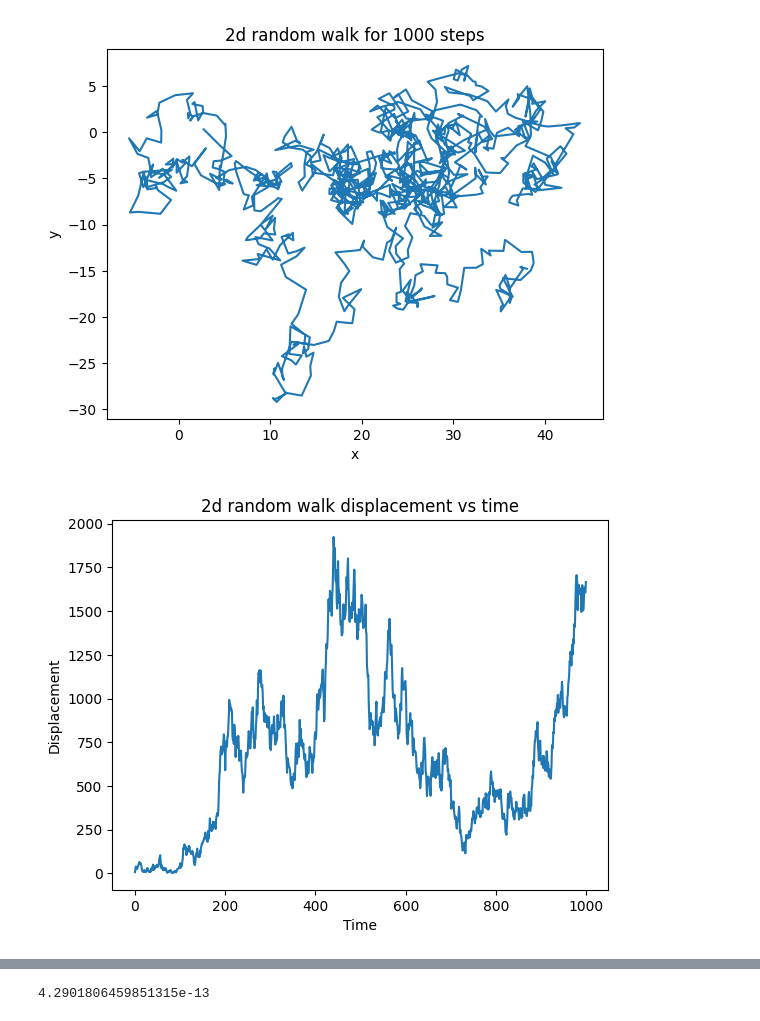
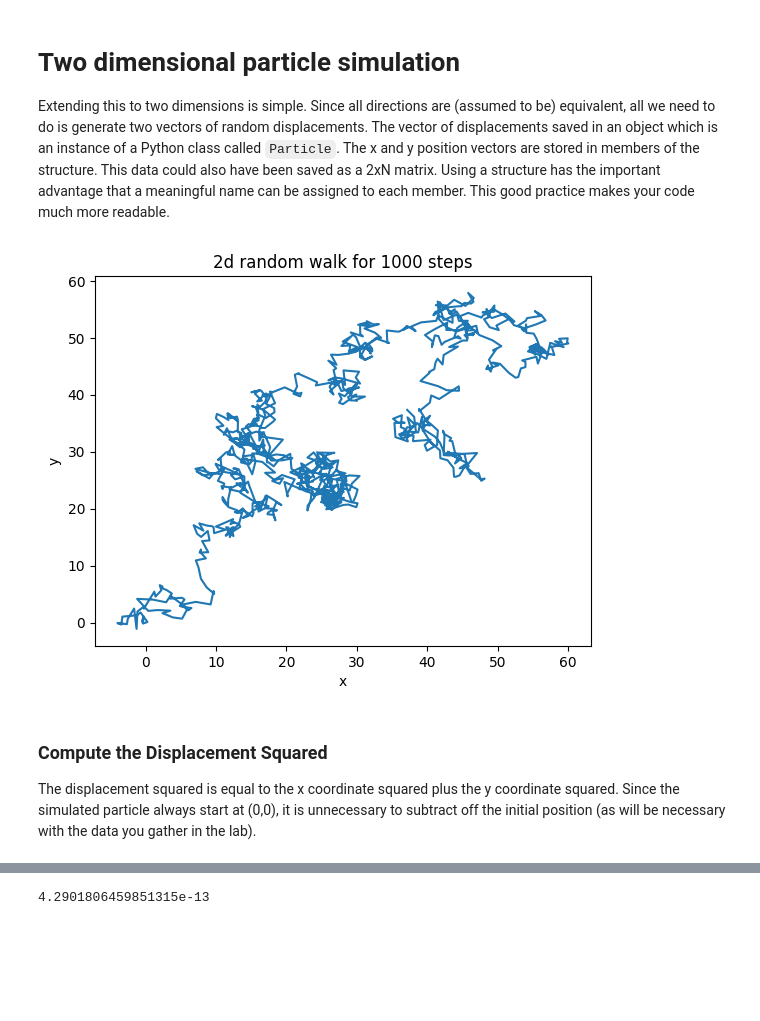
Before and after one commit to berkeley-physics111b/BMC, a Jupyter notebook: brownian_simulation.ipynb, the cells around one changed output, grey strips where cells are left out. Saved outputs shown, nothing was run; the diff lists cells and outputs as text; code cells hidden in the pictures; blank space fills up the shorter version.

Commit message:
finished updating simulation matlab thing on website to jupyter notebook students will copy and play with

```diff
--- a/brownian_simulation.ipynb
+++ b/brownian_simulation.ipynb
@@ -29,31 +53,32 @@ plt.show()
+# %% [markdown]
+# Two dimensional particle simulation
+
+Extending this to two dimensions is simple. Since all directions are (assumed to be) equivalent, all we need to do is generate two vectors of random displacements. The vector of displacements saved in an object which is an instance of a Python class called `Particle`. The x and y position vectors are stored in members of the structure. This data could also have been saved as a 2xN matrix. Using a structure has the important advantage that a meaningful name can be assigned to each member. This good practice makes your code much more readable.
 # %%
 class Particle():
     def __init__(self, N, k=1, xoff=0, yoff=0):
         self.N = N
         self.dx = k*np.random.randn(N) + k*xoff
         self.dy = k*np.random.randn(N) + k*yoff
-        self.x = np.cumsum(np.random.randn(N))
-        self.y = np.cumsum(np.random.randn(N))
+        self.x = np.cumsum(self.dx)
+        self.y = np.cumsum(self.dy)
         self.dr_squared = self.dx**2 + self.dy**2
         self.displacement_squared = self.x **2 + self.y **2
 
     def D_calc(self, dimensions, tau):
         self.D = np.mean(self.dr_squared) / ( 2 * dimensions * tau )
         self.standard_error = np.std(self.dr_squared) / ( 2 * dimensions * tau * np.sqrt(self.N) )
 
 N = 1000
 particle = Particle(N)
 plt.plot(particle.x, particle.y)
 plt.xlabel('x')
 plt.ylabel('y')
 plt.title(f'2d random walk for {N} steps')
 plt.show()
-
-plt.plot(particle.displacement_squared)
-plt.xlabel('Time')
-plt.ylabel('Displacement')
-plt.title('2d random walk displacement vs time')
-plt.show()
 # %% [output]
-[figure, old version]
+[figure, new version]
-[figure, removed]
+# %% [markdown]
+### Compute the Displacement Squared
+
+The displacement squared is equal to the x coordinate squared plus the y coordinate squared. Since the simulated particle always start at (0,0), it is unnecessary to subtract off the initial position (as will be necessary with the data you gather in the lab).
```
Also changed, not shown: parts of 46 cells of this notebook.
